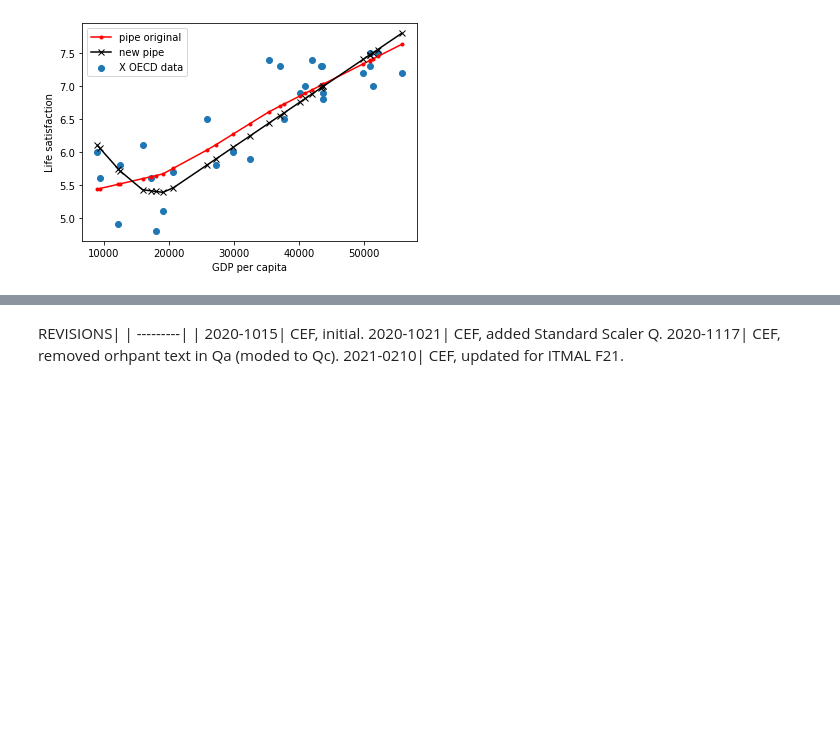
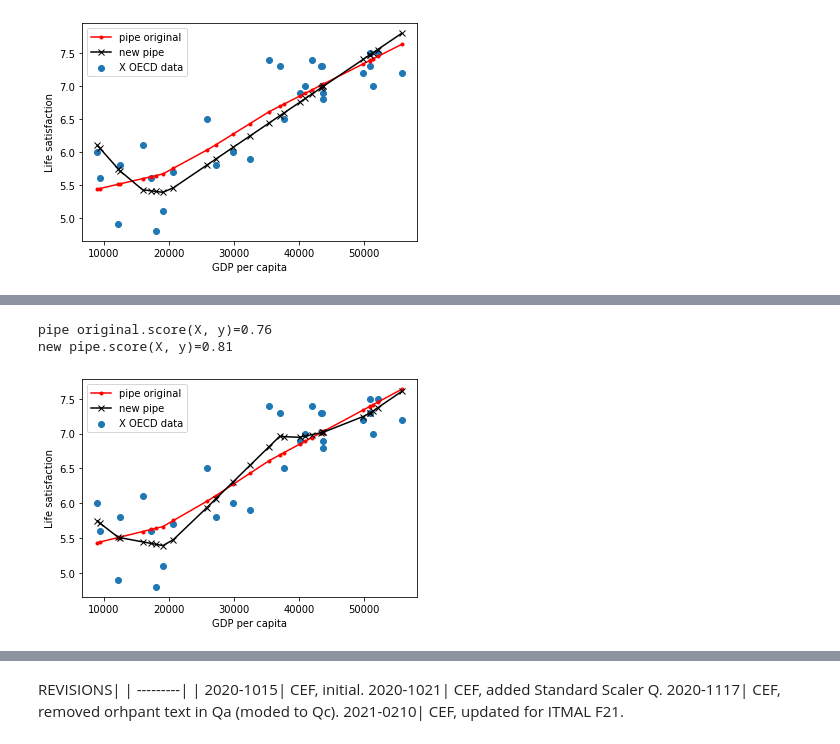
Before and after one commit to mortenhaahr/MAL, a Jupyter notebook: L03/pipeline.ipynb, the cells around one changed output, grey strips where cells are left out. Cells and saved outputs as stored; diff of their text form; code cells hidden in the pictures; blank space fills up the shorter version.

```diff
--- a/L03/pipeline.ipynb
+++ b/L03/pipeline.ipynb
@@ -387,0 +392,22 @@ PlotModels(pipe_og, pipe, X, y, name_model1="pipe original", name_model2="new pi
+# %%
+# hidden_layer = (10, 10)
+
+mlp = MLPRegressor(hidden_layer_sizes=(10, 10),
+                   solver='adam',
+                   activation='relu',
+                   tol=1E-5,
+                   max_iter=100000,
+                   verbose=False)
+
+pipe = Pipeline([
+    ('scaler', StandardScaler()),
+    ('mlp', mlp)
+])
+
+pipe.fit(X, y)
+
+PlotModels(pipe_og, pipe, X, y, name_model1="pipe original", name_model2="new pipe")
+# %% [output]
+pipe original.score(X, y)=0.76
+new pipe.score(X, y)=0.81
+[figure, added]
```
Also changed, not shown: parts of 3 cells of this notebook, 1 other file.
